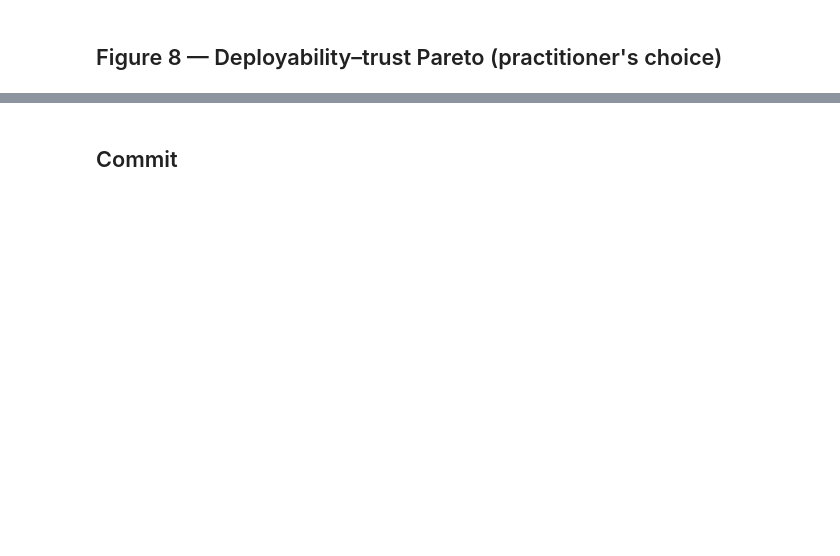
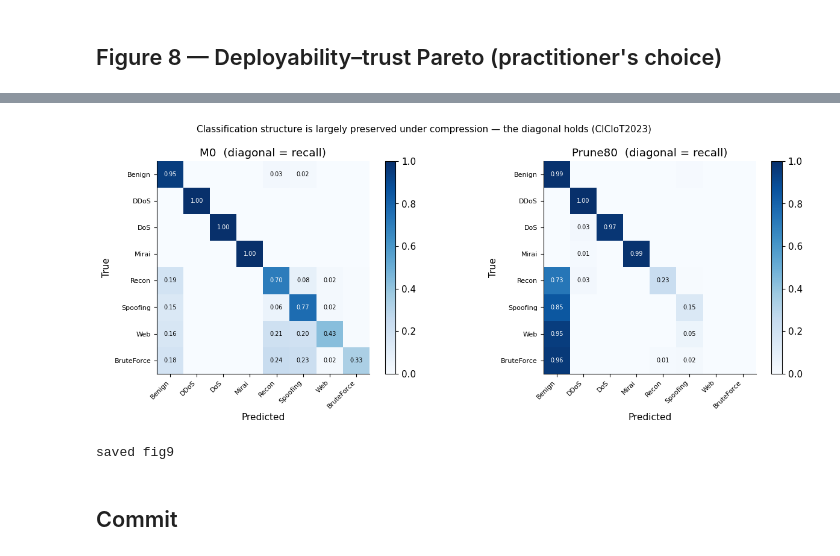
Before and after one commit to anasbiswas1/trustworthiness-under-compression, a Jupyter notebook: notebooks/PhaseF2_supplementary_figures.ipynb, the cells around one changed output, grey strips where cells are left out. Saved outputs shown, nothing was run; the diff lists cells and outputs as text; code cells hidden in the pictures; blank space fills up the shorter version.

Commit message:
Phase F2: reliability, AOPC, accuracy retention, Pareto, confusion matrices (benign blind-spot finding)

```diff
--- a/notebooks/PhaseF2_supplementary_figures.ipynb
+++ b/notebooks/PhaseF2_supplementary_figures.ipynb
@@ -177,3 +196,31 @@ print('saved fig8')
+# %%
+# Fig 9 (appendix) — confusion matrices: M0 vs Prune80 (row-normalised)
+from sklearn.metrics import confusion_matrix
+import numpy as np, matplotlib.pyplot as plt
+
+fig,axes=plt.subplots(1,2,figsize=(13,5.2))
+for ax,name in zip(axes,['M0','Prune80']):
+    cm=confusion_matrix(yte, PROB[name].argmax(1), labels=range(len(CLASSES)))
+    cmn=cm/cm.sum(1,keepdims=True).clip(min=1)          # row-normalise (recall per class)
+    im=ax.imshow(cmn,cmap='Blues',vmin=0,vmax=1)
+    ax.set_xticks(range(len(CLASSES))); ax.set_xticklabels(CLASSES,rotation=45,ha='right',fontsize=8)
+    ax.set_yticks(range(len(CLASSES))); ax.set_yticklabels(CLASSES,fontsize=8)
+    ax.set_xlabel('Predicted'); ax.set_ylabel('True')
+    ax.set_title(f'{name}  (diagonal = recall)')
+    for i in range(len(CLASSES)):
+        for j in range(len(CLASSES)):
+            v=cmn[i,j]
+            if v>0.01:
+                ax.text(j,i,f'{v:.2f}',ha='center',va='center',fontsize=7,
+                        color='white' if v>0.5 else 'black')
+    fig.colorbar(im,ax=ax,fraction=0.046)
+fig.suptitle('Classification structure is largely preserved under compression — the diagonal holds (CICIoT2023)',fontsize=11)
+fig.tight_layout()
+fig.savefig(f'{FIG}/fig9_confusion.png',dpi=300); fig.savefig(f'{FIG}/fig9_confusion.pdf')
+plt.show(); print('saved fig9')
+# %% [output]
+[figure, added]
+saved fig9
 # %% [markdown]
 ## Commit
 # %%
```
Also changed, not shown: parts of 7 cells of this notebook, 11 other files.
